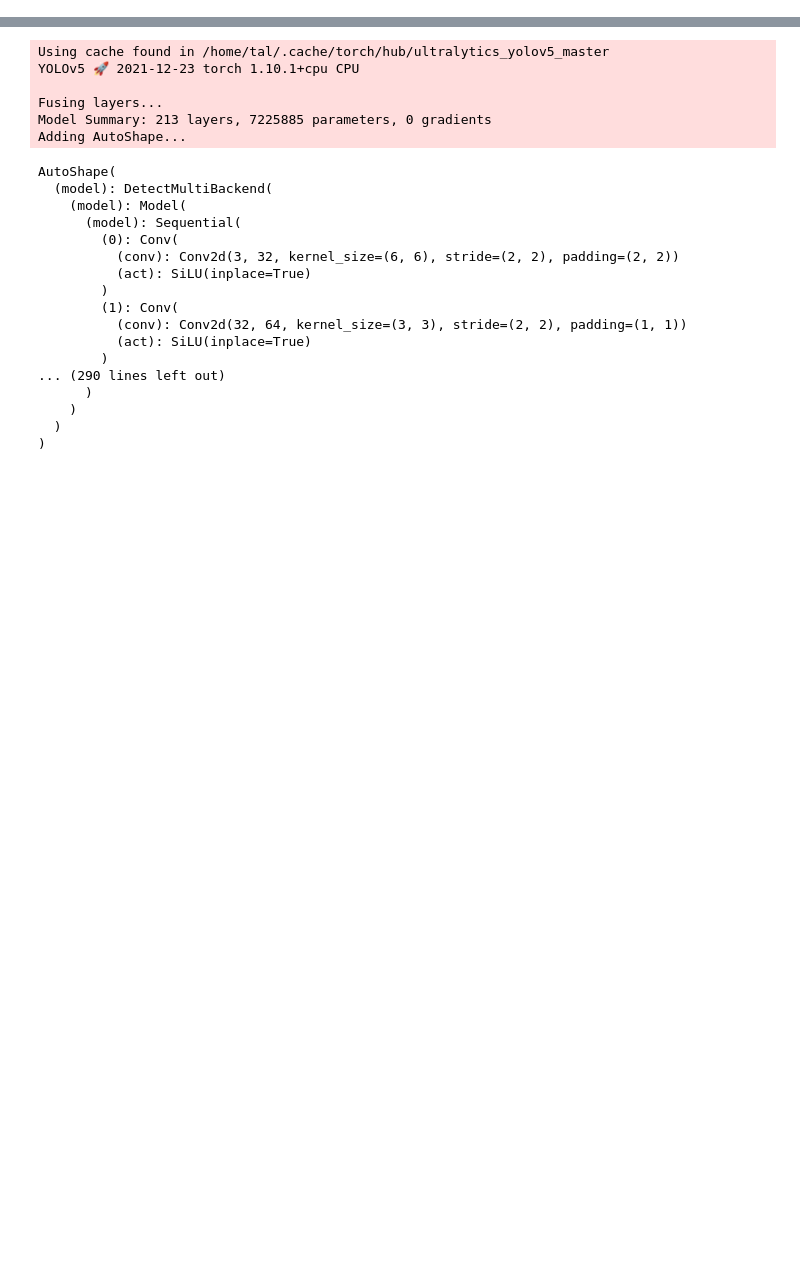
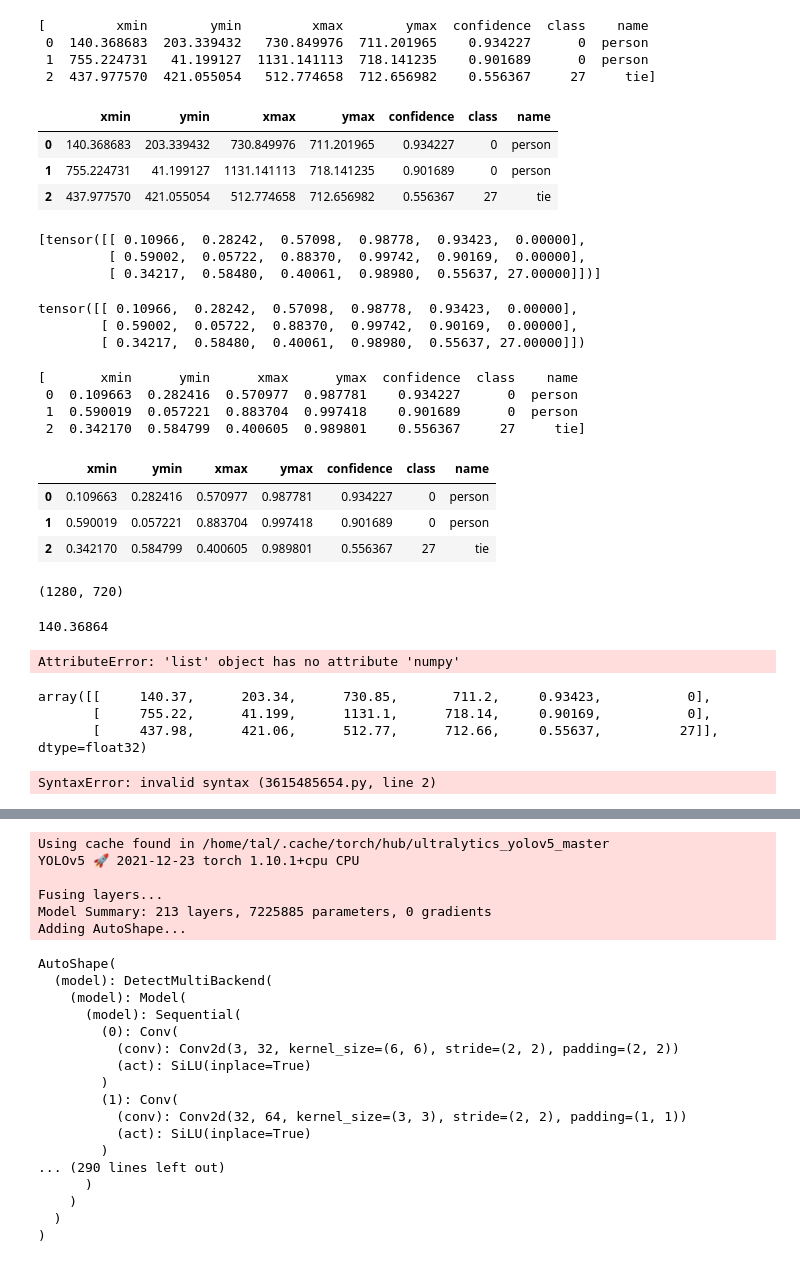
Before and after one commit to TalHadad/yolov5_pytorch, a Jupyter notebook: model_playground.ipynb, the cells around one changed output, grey strips where cells are left out. Saved outputs shown, nothing was run; the diff lists cells and outputs as text; code cells hidden in the pictures; blank space fills up the shorter version.

```diff
--- a/model_playground.ipynb
+++ b/model_playground.ipynb
@@ -9,0 +50,66 @@ results = model(frame)
+# %%
+results.pandas().xyxy
+# %% [output]
+[         xmin        ymin         xmax        ymax  confidence  class    name
+ 0  140.368683  203.339432   730.849976  711.201965    0.934227      0  person
+ 1  755.224731   41.199127  1131.141113  718.141235    0.901689      0  person
+ 2  437.977570  421.055054   512.774658  712.656982    0.556367     27     tie]
+# %%
+results.pandas().xyxy[0]
+# %% [output]
+|  | xmin | ymin | xmax | ymax | confidence | class | name |
+| 0 | 140.368683 | 203.339432 | 730.849976 | 711.201965 | 0.934227 | 0 | person |
+| 1 | 755.224731 | 41.199127 | 1131.141113 | 718.141235 | 0.901689 | 0 | person |
+| 2 | 437.977570 | 421.055054 | 512.774658 | 712.656982 | 0.556367 | 27 | tie |
+# %%
+results.xyxyn
+# %% [output]
+[tensor([[ 0.10966,  0.28242,  0.57098,  0.98778,  0.93423,  0.00000],
+         [ 0.59002,  0.05722,  0.88370,  0.99742,  0.90169,  0.00000],
+         [ 0.34217,  0.58480,  0.40061,  0.98980,  0.55637, 27.00000]])]
+# %%
+results.xyxyn[0]
+# %% [output]
+tensor([[ 0.10966,  0.28242,  0.57098,  0.98778,  0.93423,  0.00000],
+        [ 0.59002,  0.05722,  0.88370,  0.99742,  0.90169,  0.00000],
+        [ 0.34217,  0.58480,  0.40061,  0.98980,  0.55637, 27.00000]])
+# %%
+results.pandas().xyxyn
+# %% [output]
+[       xmin      ymin      xmax      ymax  confidence  class    name
+ 0  0.109663  0.282416  0.570977  0.987781    0.934227      0  person
+ 1  0.590019  0.057221  0.883704  0.997418    0.901689      0  person
+ 2  0.342170  0.584799  0.400605  0.989801    0.556367     27     tie]
+# %%
+results.pandas().xyxyn[0]
+# %% [output]
+|  | xmin | ymin | xmax | ymax | confidence | class | name |
+| 0 | 0.109663 | 0.282416 | 0.570977 | 0.987781 | 0.934227 | 0 | person |
+| 1 | 0.590019 | 0.057221 | 0.883704 | 0.997418 | 0.901689 | 0 | person |
+| 2 | 0.342170 | 0.584799 | 0.400605 | 0.989801 | 0.556367 | 27 | tie |
+# %%
+image = cv2.imread(frame)
+x_shape, y_shape = image.shape[1], image.shape[0]
+x_shape, y_shape
+# %% [output]
+(1280, 720)
+# %%
+0.109663*1280
+# %% [output]
+140.36864
+# %%
+results.xyxy.numpy()
+# %% [output]
+AttributeError: 'list' object has no attribute 'numpy'
+# %%
+results.xyxy[0].numpy()
+# %% [output]
+array([[     140.37,      203.34,      730.85,       711.2,     0.93423,           0],
+       [     755.22,      41.199,      1131.1,      718.14,     0.90169,           0],
+       [     437.98,      421.06,      512.77,      712.66,     0.55637,          27]], dtype=float32)
+# %%
+cord = results.xyxy[0].numpy()
+target_cord = cord[cord[:,5]==0 and cord[:, 4]>0.92]
+target_cord
+# %% [output]
+SyntaxError: invalid syntax (3615485654.py, line 2)
```
Also changed, not shown: parts of 17 cells of this notebook, 3 other files.
